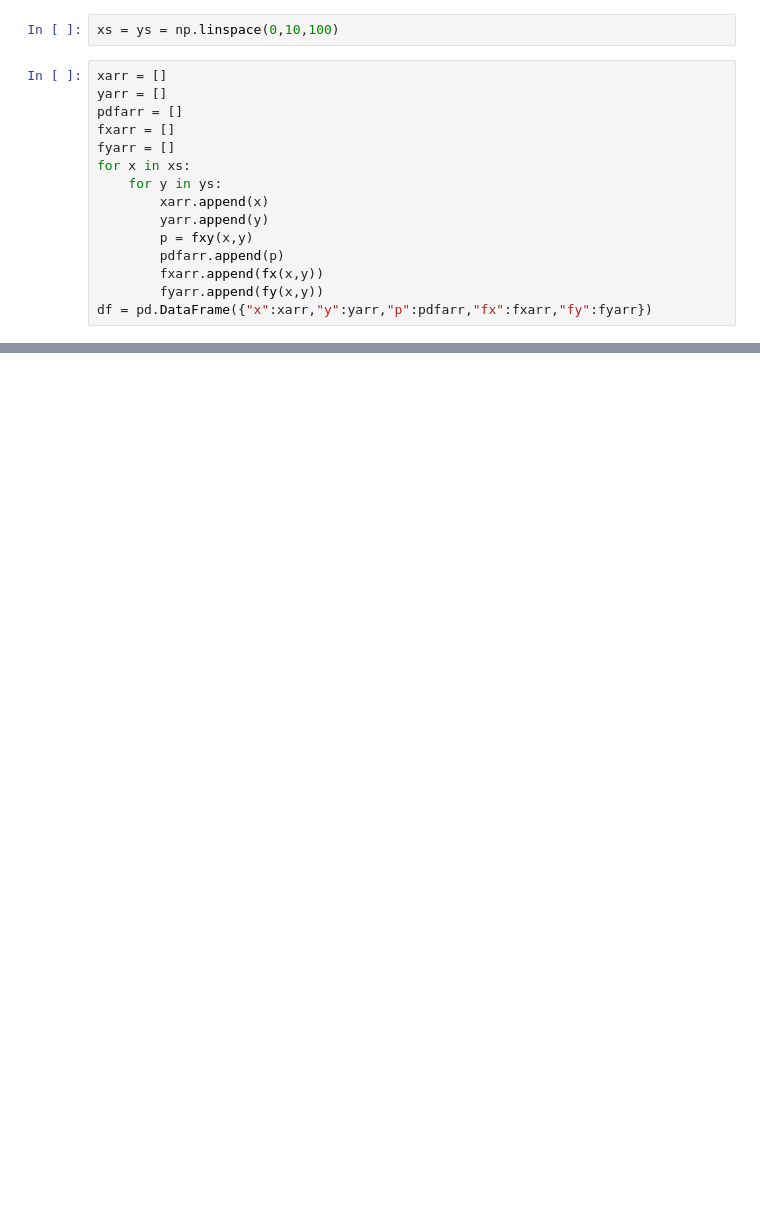
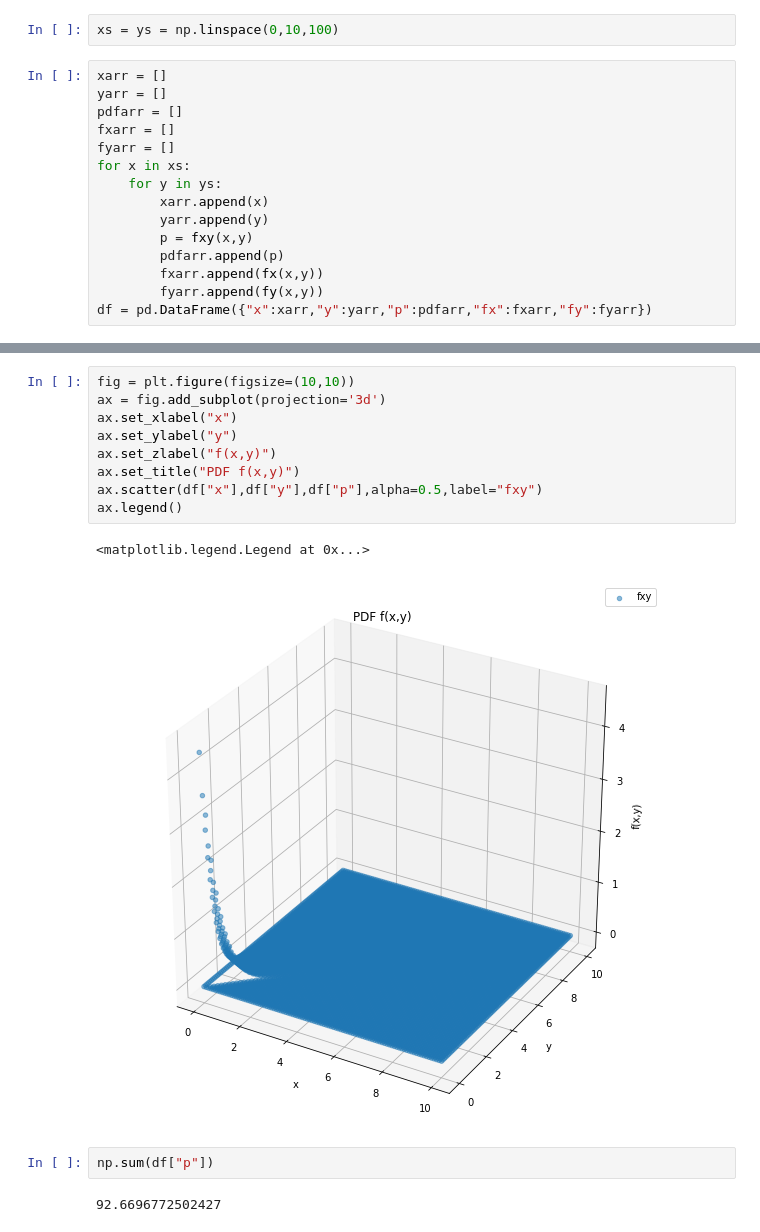
Before and after one commit to noahgarfinkle/Spring2020, a Jupyter notebook: CEE 598 Uncertainty Quantification/Assignments/Assignment 1.ipynb, the cells around one changed output, grey strips where cells are left out. Drawn from its saved outputs; the diff is of its cells as text; blank space fills up the shorter version.

```diff
--- a/CEE 598 Uncertainty Quantification/Assignments/Assignment 1.ipynb
+++ b/CEE 598 Uncertainty Quantification/Assignments/Assignment 1.ipynb
@@ -170,0 +171,16 @@ ax.legend()
+# %%
+fig = plt.figure(figsize=(10,10))
+ax = fig.add_subplot(projection='3d')
+ax.set_xlabel("x")
+ax.set_ylabel("y")
+ax.set_zlabel("f(x,y)")
+ax.set_title("PDF f(x,y)")
+ax.scatter(df["x"],df["y"],df["p"],alpha=0.5,label="fxy")
+ax.legend()
+# %% [output]
+<matplotlib.legend.Legend at 0x...>
+[figure, added]
+# %%
+np.sum(df["p"])
+# %% [output]
+92.6696772502427
```
Also changed, not shown: parts of 5 cells of this notebook.
